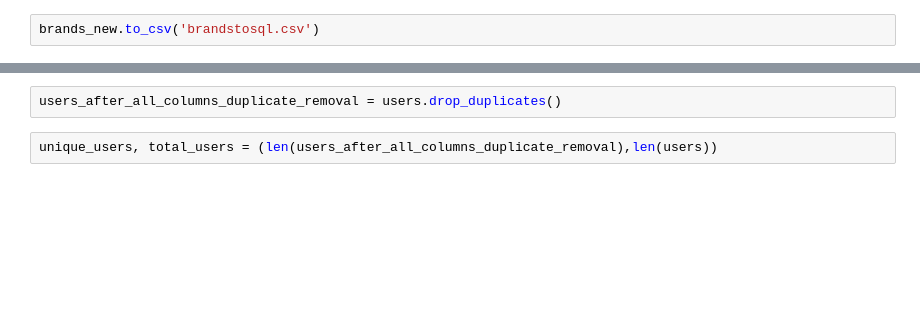
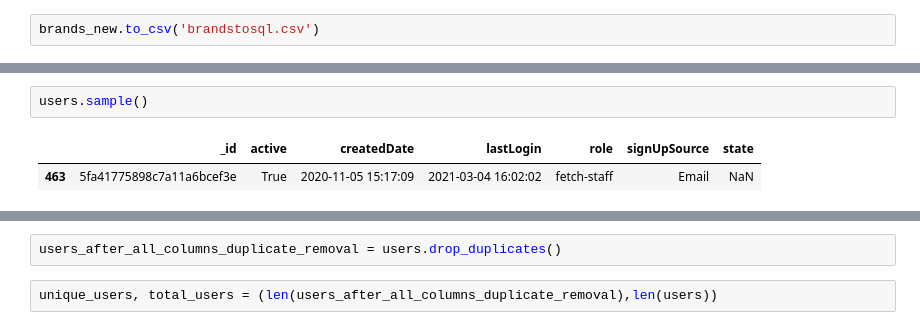
Before and after one commit to VirajMShukla/Data-Assessment---fetch_rewards-, a Jupyter notebook: fetch_rewards_coding.ipynb, the cells around one changed output, grey strips where cells are left out. Drawn from its saved outputs; the diff is of its cells as text; blank space fills up the shorter version.

```diff
--- a/fetch_rewards_coding.ipynb
+++ b/fetch_rewards_coding.ipynb
@@ -271,3 +292,8 @@ brands_new.to_csv('brandstosql.csv')
+# %%
+users.sample()
+# %% [output]
+|  | _id | active | createdDate | lastLogin | role | signUpSource | state |
+| 463 | 5fa41775898c7a11a6bcef3e | True | 2020-11-05 15:17:09 | 2021-03-04 16:02:02 | fetch-staff | Email | NaN |
 # %%
 brands.sample()
 # %% [output]
```
Also changed, not shown: parts of 79 cells of this notebook, 4 other files.
